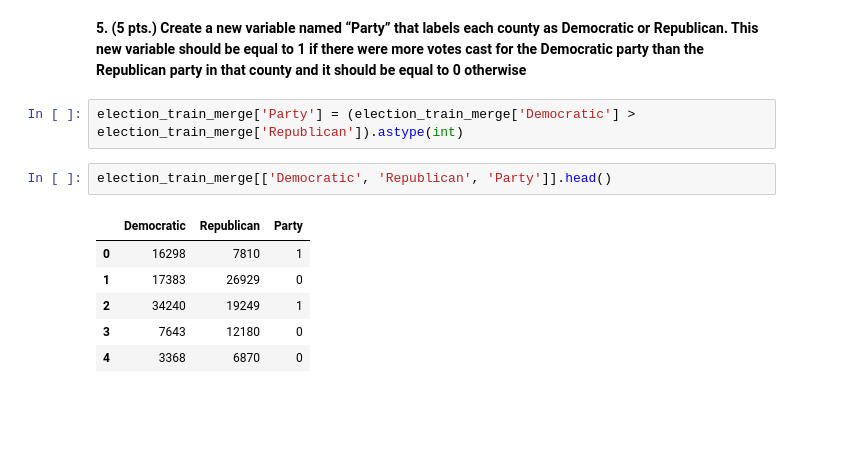
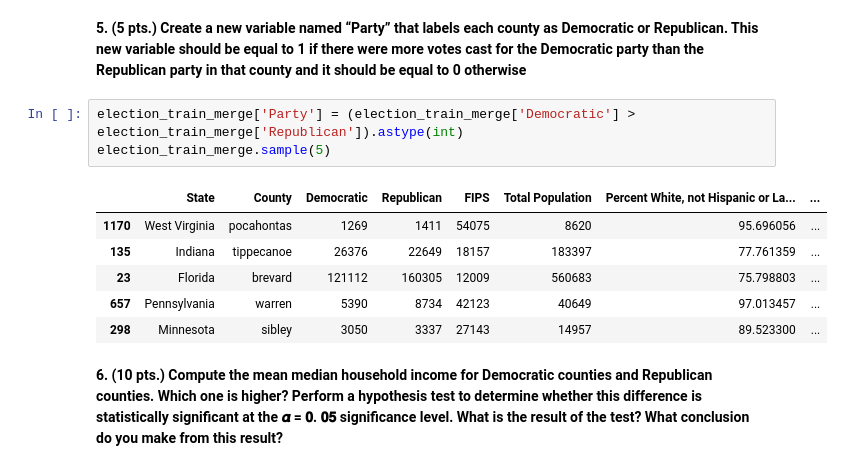
Before and after one commit to laxmena/2018Election-Data-Visualization, a Jupyter notebook: EDA-2018SenateElections.ipynb, the cells around one changed output. Cells and saved outputs as stored; diff of their text form; blank space fills up the shorter version.

```diff
--- a/EDA-2018SenateElections.ipynb
+++ b/EDA-2018SenateElections.ipynb
@@ -237,12 +237,16 @@ Democratic party than the Republican party in that county and it should be equal
 otherwise**
 # %%
 election_train_merge['Party'] = (election_train_merge['Democratic'] > election_train_merge['Republican']).astype(int)
+election_train_merge.sample(5)
+# %% [output]
+|  | State | County | Democratic | Republican | FIPS | Total Population | Percent White, not Hispanic or La... | ... |
+| 1170 | West Virginia | pocahontas | 1269 | 1411 | 54075 | 8620 | 95.696056 | ... |
+| 135 | Indiana | tippecanoe | 26376 | 22649 | 18157 | 183397 | 77.761359 | ... |
+| 23 | Florida | brevard | 121112 | 160305 | 12009 | 560683 | 75.798803 | ... |
+| 657 | Pennsylvania | warren | 5390 | 8734 | 42123 | 40649 | 97.013457 | ... |
+| 298 | Minnesota | sibley | 3050 | 3337 | 27143 | 14957 | 89.523300 | ... |
-# %%
-election_train_merge[['Democratic', 'Republican', 'Party']].head()
-# %% [output]
-|  | Democratic | Republican | Party |
-| 0 | 16298 | 7810 | 1 |
-| 1 | 17383 | 26929 | 0 |
-| 2 | 34240 | 19249 | 1 |
-| 3 | 7643 | 12180 | 0 |
-| 4 | 3368 | 6870 | 0 |
+# %% [markdown]
+**6. (10 pts.) Compute the mean median household income for Democratic counties and
+Republican counties. Which one is higher? Perform a hypothesis test to determine
+whether this difference is statistically significant at the 𝜶 = 𝟎. 𝟎𝟓 significance level. What
+is the result of the test? What conclusion do you make from this result?**
```
Also changed, not shown: parts of 3 cells of this notebook.
